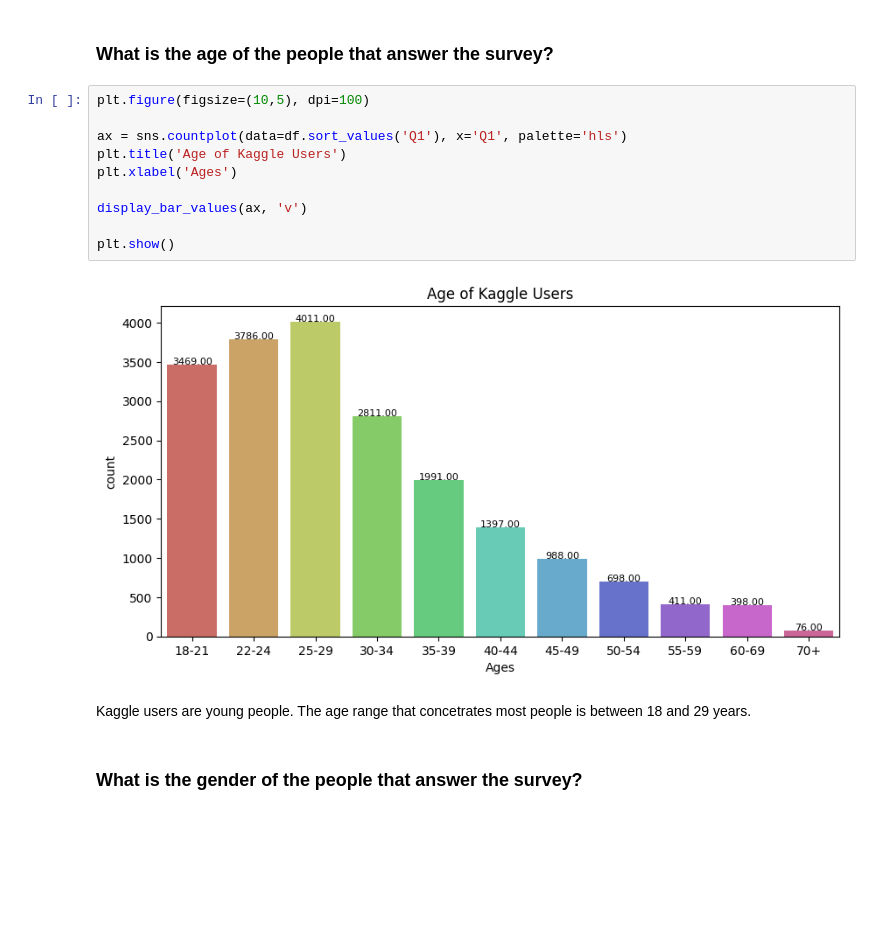
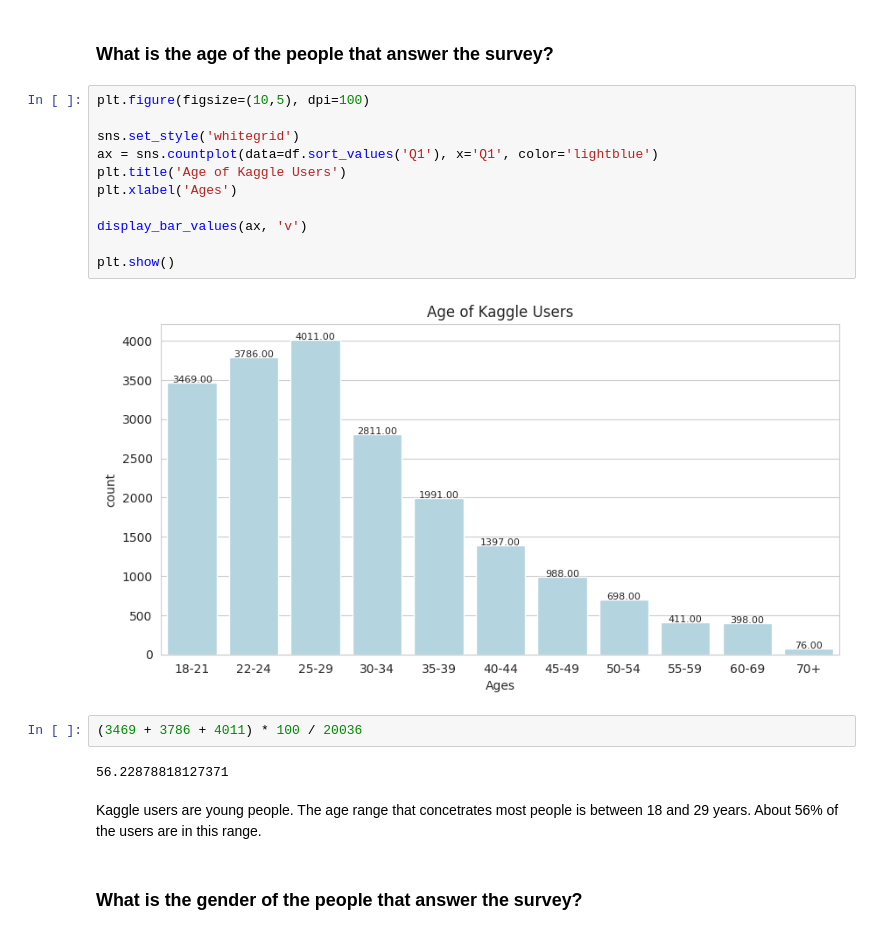
Before and after one commit to Gabrielle-Ribeiro/kaggle-survey-2020, a Jupyter notebook: Kaggle_Machine_Learning_and_Data_Science_Survey_2020.ipynb, the cells around one changed output. Drawn from its saved outputs; the diff is of its cells as text; blank space fills up the shorter version.

```diff
--- a/Kaggle_Machine_Learning_and_Data_Science_Survey_2020.ipynb
+++ b/Kaggle_Machine_Learning_and_Data_Science_Survey_2020.ipynb
@@ -62,17 +68,22 @@ print(str(len(df)) + ' users.')
 # %%
 plt.figure(figsize=(10,5), dpi=100)
 
-ax = sns.countplot(data=df.sort_values('Q1'), x='Q1', palette='hls')
+sns.set_style('whitegrid')
+ax = sns.countplot(data=df.sort_values('Q1'), x='Q1', color='lightblue')
 plt.title('Age of Kaggle Users')
 plt.xlabel('Ages')
 
 display_bar_values(ax, 'v')
 
 plt.show()
 # %% [output]
-[figure, old version]
+[figure, new version]
+# %%
+(3469 + 3786 + 4011) * 100 / 20036
+# %% [output]
+56.22878818127371
 # %% [markdown]
-Kaggle users are young people. The age range that concetrates most people is between 18 and 29 years.
+Kaggle users are young people. The age range that concetrates most people is between 18 and 29 years. About 56% of the users are in this range.
 # %% [markdown]
 ### What is the gender of the people that answer the survey?
 # %%
```
Also changed, not shown: parts of 55 cells of this notebook.
